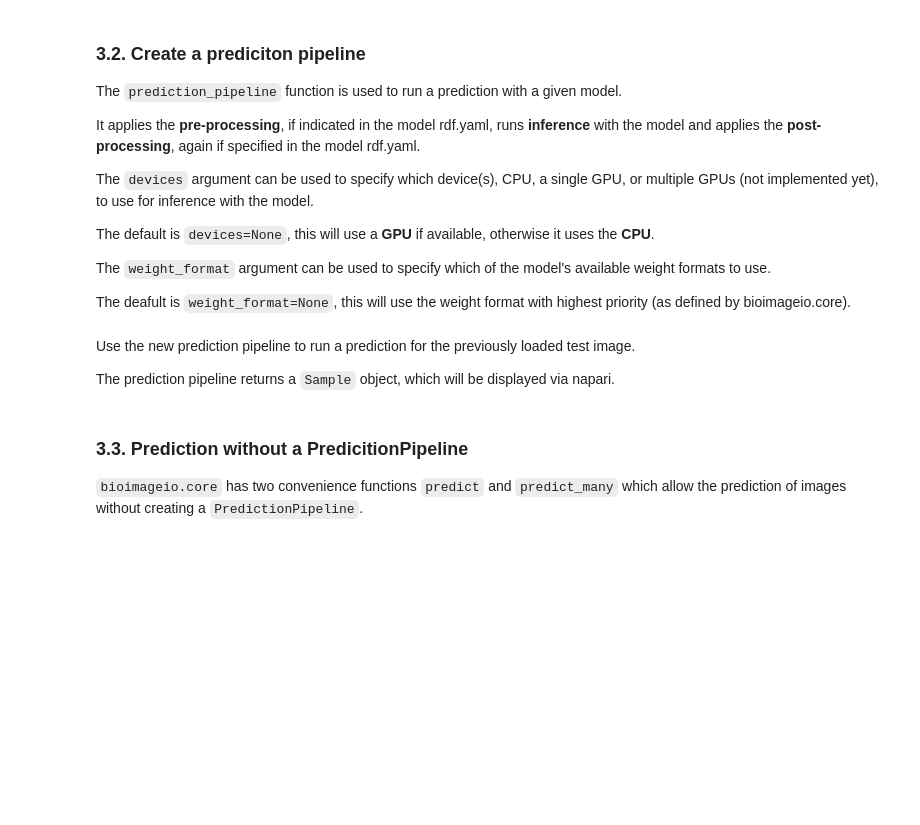
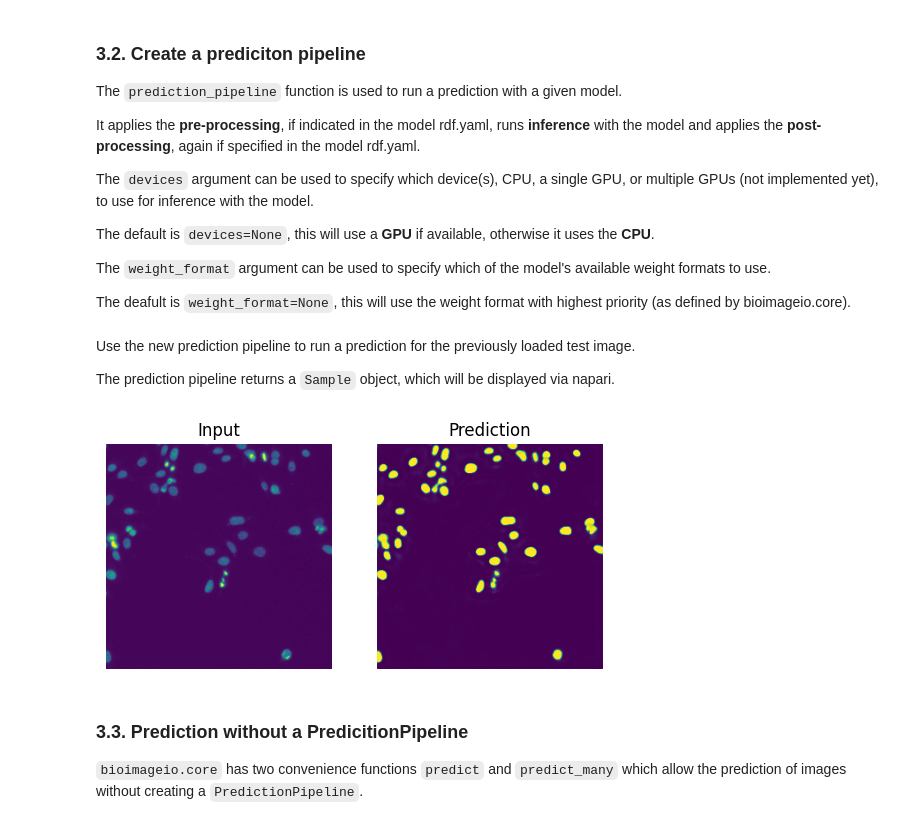
Before and after one commit to bioimage-io/core-bioimage-io-python, a Jupyter notebook: example/bioimageio.core_usage.ipynb, the cells around one changed output. Cells and saved outputs as stored; diff of their text form; code cells hidden in the pictures; blank space fills up the shorter version.

Commit message:
update bioimageio.core_usage notebook

```diff
--- a/example/bioimageio.core_usage.ipynb
+++ b/example/bioimageio.core_usage.ipynb
@@ -59,3 +24,34 @@ else:
+# %%
+# Load general dependencies
+from imageio.v2 import imread
+from pprint import pprint
+from bioimageio.spec.utils import download
+import matplotlib.pyplot as plt
+import numpy as np
+
+# function to display input and prediction output images
+def show_images(sample_tensor, prediction_tensor):
+    input_array = sample_tensor.members['input0'].data
+    # Check for the number of channels to enable display
+    input_array = np.squeeze(input_array)
+    if len(input_array.shape)>2:
+        input_array = input_array[0]
+
+    output_array = prediction_tensor.members['output0'].data
+    output_array = np.squeeze(output_array)
+    if len(output_array.shape)>2:
+        output_array = output_array[0]
+
+    plt.figure()
+    ax1 =plt.subplot(1,2,1)
+    ax1.set_title("Input")
+    ax1.axis('off')
+    plt.imshow(input_array)
+    ax2 = plt.subplot(1,2,2)
+    ax2.set_title("Prediction")
+    ax2.axis('off')
+    plt.imshow(output_array)
+    plt.show()
 # %% [markdown]
 ## 1. Load a model
 # %% [markdown]
@@ -290,8 +373,10 @@ The prediction pipeline returns a `Sample` object, which will be displayed via n
 # %%
 prediction: Sample = prediction_pipeline.predict_sample_without_blocking(sample)
 
 # show the prediction result
-show_images({**sample.members, **prediction.members})
+show_images(sample, prediction)
+# %% [output]
+[figure, added]
 # %% [markdown]
 ### 3.3. Prediction without a PredicitionPipeline
 
```
Also changed, not shown: parts of 18 cells of this notebook.
